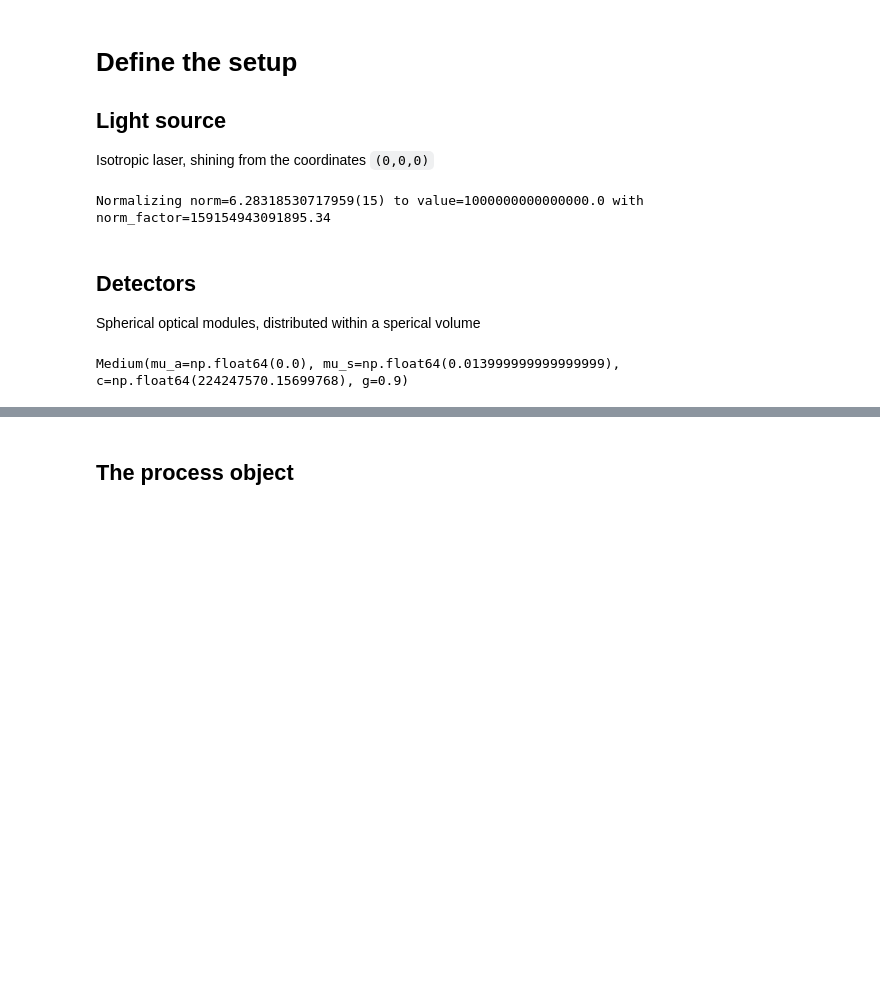
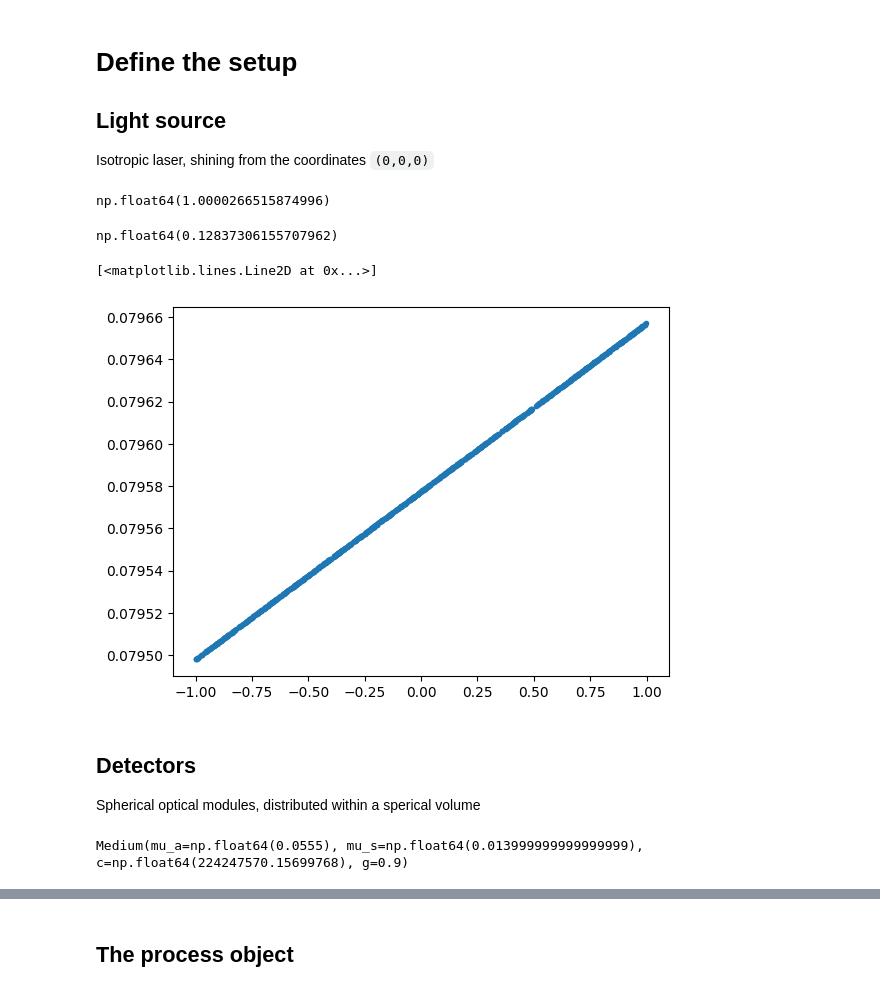
Before and after one commit to RTESolution/rte_BGVD, a Jupyter notebook: Efficiency_test.ipynb, the cells around one changed output, grey strips where cells are left out. Drawn from its saved outputs; the diff is of its cells as text; code cells hidden in the pictures; blank space fills up the shorter version.

```diff
--- a/Efficiency_test.ipynb
+++ b/Efficiency_test.ipynb
@@ -16,13 +16,32 @@ from laser import Laser
 
 src = Laser(position=[0,0,0],
             time=0,
-            direction=vp.Direction(0., phi=-np.pi/2),
-            # direction=vp.Direction(),#1.,0),
-            diffuser_sigma=0.1,
+            # direction=vp.Direction(0., phi=-np.pi/2),
+            direction=vp.Direction(1.,0),
+            diffuser_sigma=1000,
             total_photons=1e15
            )
-# %% [output]
-Normalizing norm=6.28318530717959(15) to value=1000000000000000.0 with norm_factor=159154943091895.34
+# %%
+p = rte.Source(s=vp.Direction()).sample(1000)
+# %%
+lum = src.luminosity(p)/src.total_photons
+#Laser.luminosity
+lum = lum.flatten()
+cosZ = p.s.z.flatten()
+sinZ = np.sqrt(1-cosZ**2)
+# %%
+lum.mean()*(4*np.pi)
+# %% [output]
+np.float64(1.0000266515874996)
+# %%
+(lum/sinZ).mean()
+# %% [output]
+np.float64(0.12837306155707962)
+# %%
+plt.plot(cosZ, lum, '.')
+# %% [output]
+[<matplotlib.lines.Line2D at 0x...>]
+[figure, added]
 # %% [markdown]
 ## Detectors
 Spherical optical modules, distributed within a sperical volume
@@ -44,8 +66,9 @@ laser_wavelength = 532 #nm
 
 #define the water medium
 import medium
-rte_water = medium.get_properties(laser_wavelength)
-rte_water.mu_a*=0
+rte_water = medium.get_water_properties(laser_wavelength)
+# rte_water.mu_a*=0
+# rte_water.mu_s*=0
 rte_water
 # %% [output]
-Medium(mu_a=np.float64(0.0), mu_s=np.float64(0.013999999999999999), c=np.float64(224247570.15699768), g=0.9)
+Medium(mu_a=np.float64(0.0555), mu_s=np.float64(0.013999999999999999), c=np.float64(224247570.15699768), g=0.9)
```
Also changed, not shown: parts of 20 cells of this notebook.
